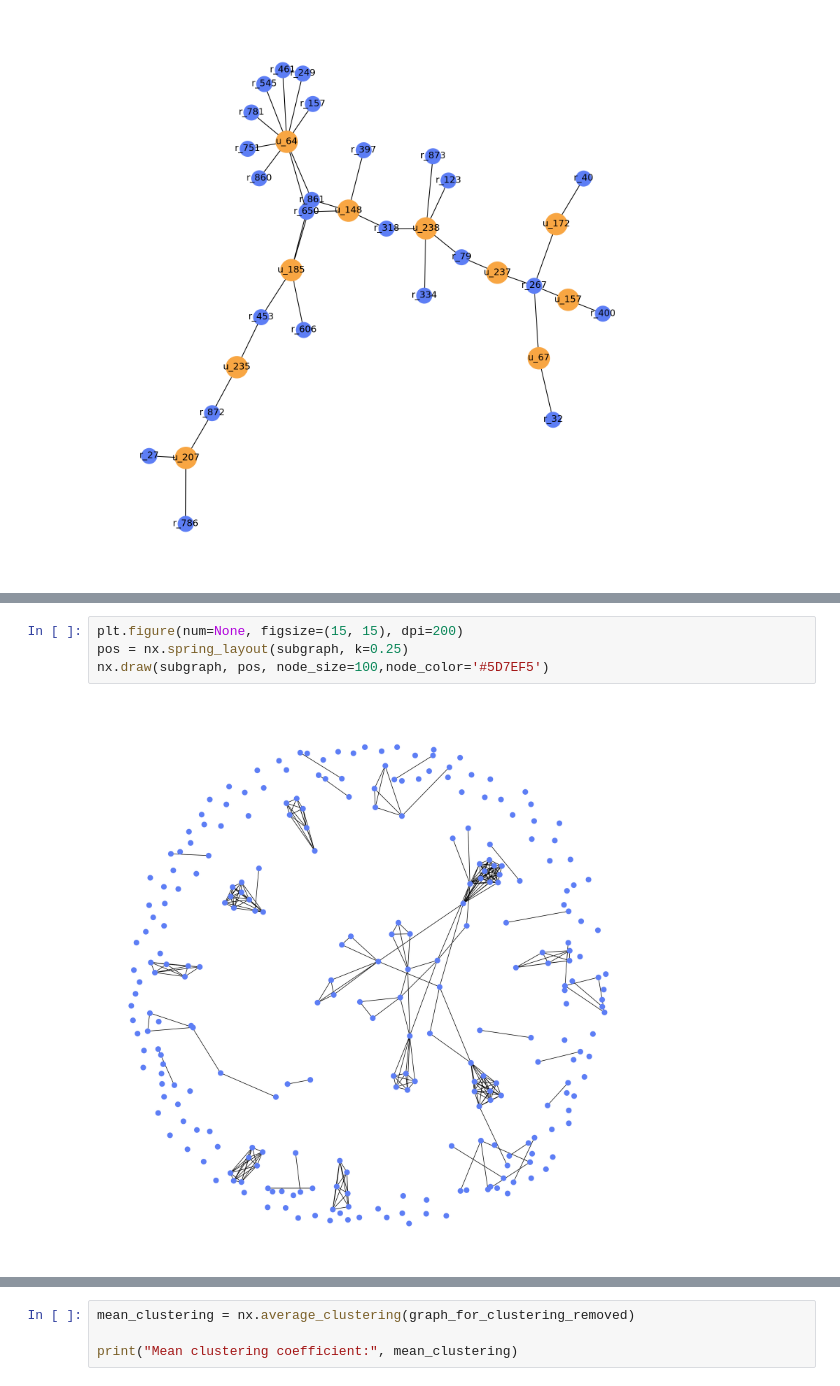
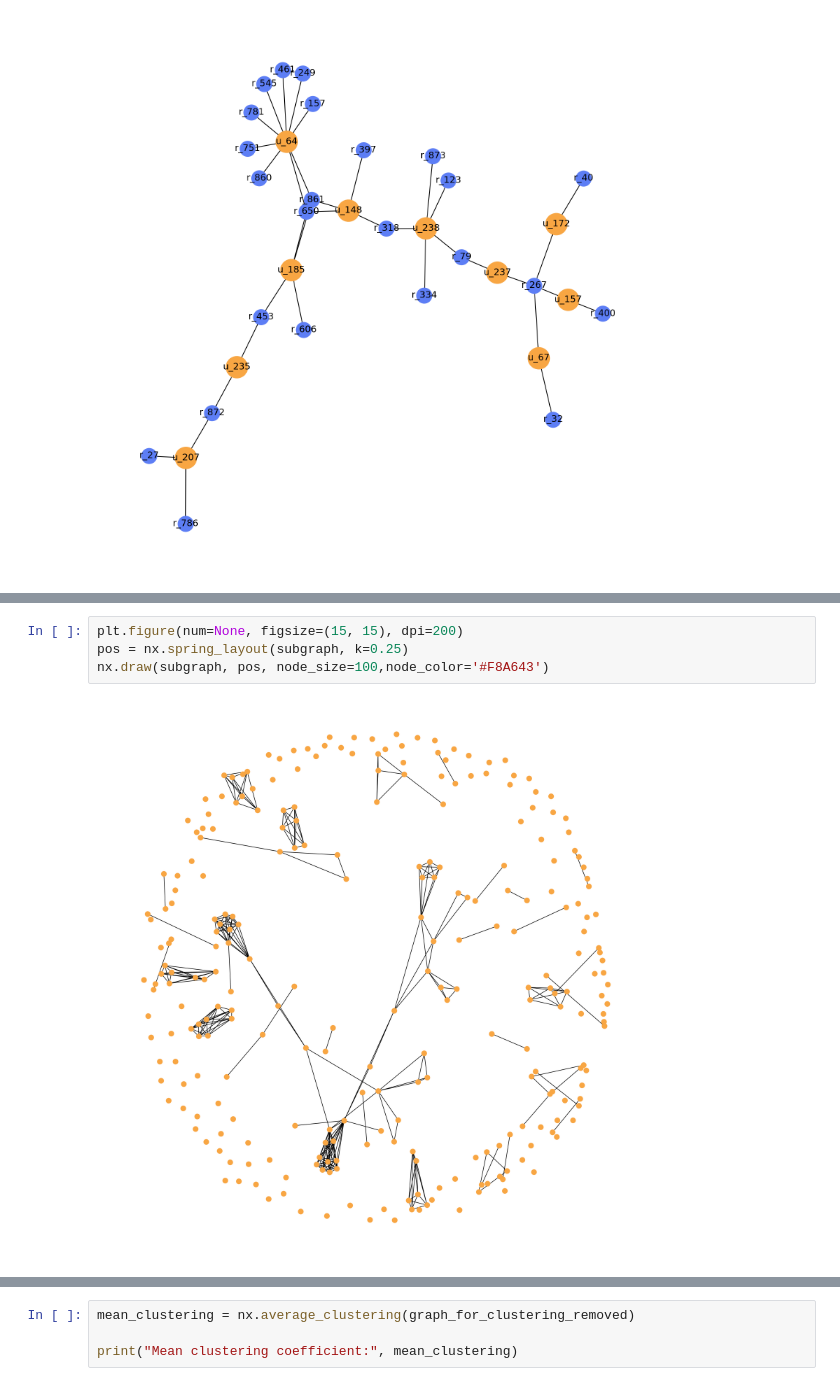
Before and after one commit to isabellamarasco/SNA_project, a Jupyter notebook: analisys.ipynb, the cells around one changed output, grey strips where cells are left out. Drawn from its saved outputs; the diff is of its cells as text.

```diff
--- a/analisys.ipynb
+++ b/analisys.ipynb
@@ -331,9 +296,9 @@ Cluster 2 : [ 14  48  64  66 130 140 150 186 205 217 259]
 # %%
 plt.figure(num=None, figsize=(15, 15), dpi=200)
 pos = nx.spring_layout(subgraph, k=0.25)
-nx.draw(subgraph, pos, node_size=100,node_color='#5D7EF5')
+nx.draw(subgraph, pos, node_size=100,node_color='#F8A643')
 # %% [output]
-[figure, old version]
+[figure, new version]
 # %%
 # Create a graph containing only the nodes with at least two edges
 graph_for_clustering_removed = nx.Graph()
```
Also changed, not shown: parts of 24 cells of this notebook, 5 other files.
